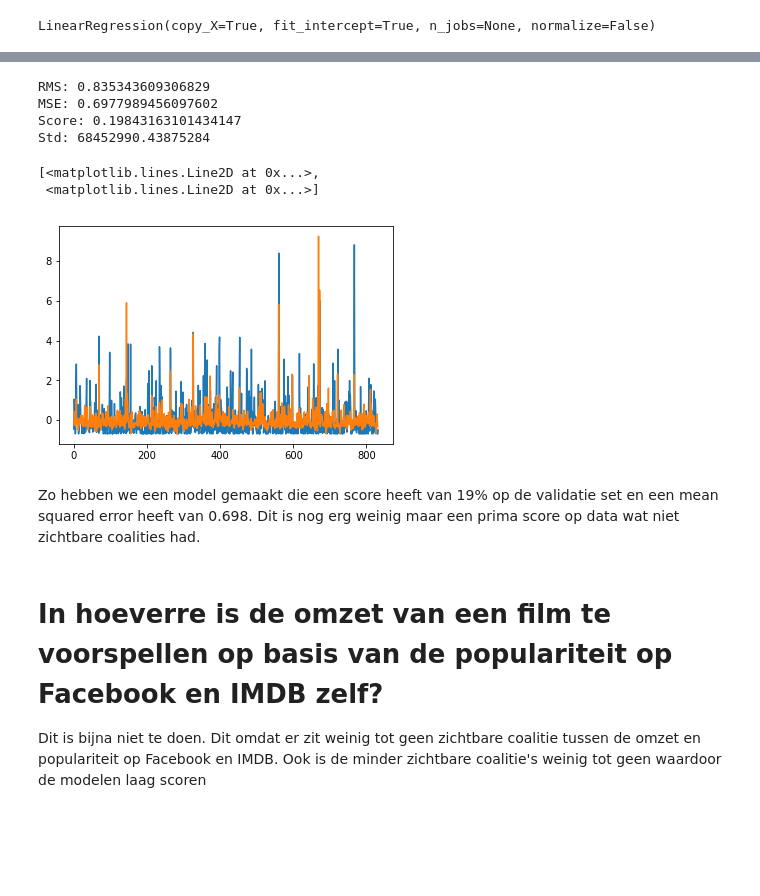
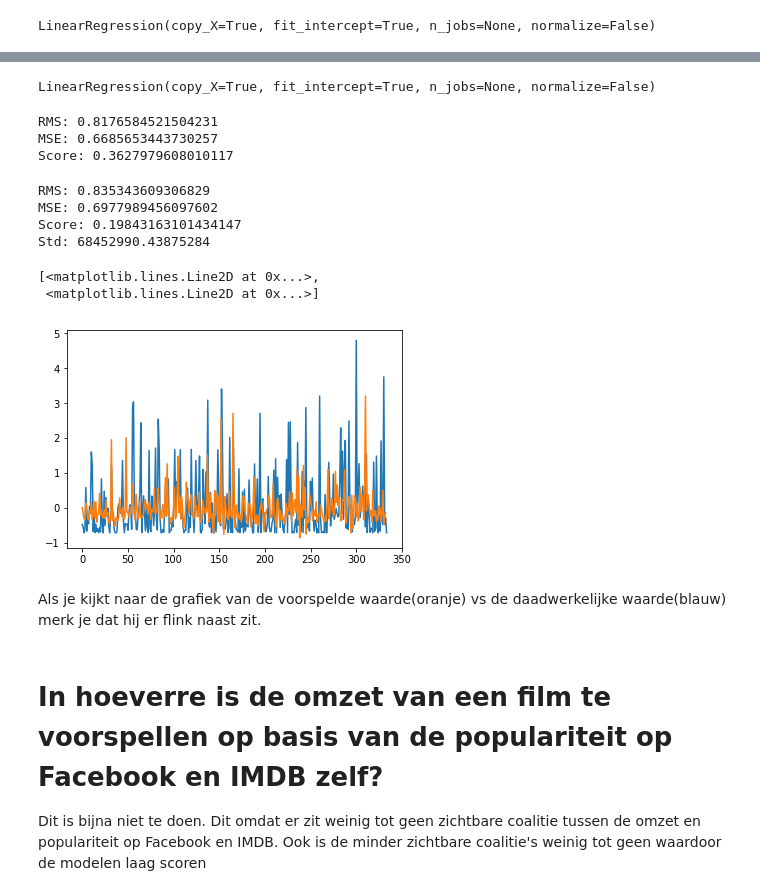
Before and after one commit to Casper-Smet/movie-revenue-predictions, a Jupyter notebook: individual_questions/Q1/movie-revenue.ipynb, the cells around one changed output, grey strips where cells are left out. Cells and saved outputs as stored; diff of their text form; code cells hidden in the pictures; blank space fills up the shorter version.

Commit message:
Add y categories based on zscore

```diff
--- a/individual_questions/Q1/movie-revenue.ipynb
+++ b/individual_questions/Q1/movie-revenue.ipynb
@@ -394,3 +427,30 @@ LinearRegression(copy_X=True, fit_intercept=True, n_jobs=None, normalize=False)
+# %%
+y = df_Q1['Gross']
+y_scaled = stats.zscore(y)
+# %%
+# Create Train test and validation Split
+X_train, X_test, y_train, y_test = train_test_split(x_scaled, y_scaled, test_size=0.2, random_state=1)
+# Doing it twice because you need a validation set as well
+X_train, X_val, y_train, y_val = train_test_split(X_train, y_train, test_size=0.1, random_state=1)
+# %%
+from sklearn.linear_model import LinearRegression
+LR = LinearRegression()
+
+LR.fit(X_train, y_train)
+# %% [output]
+LinearRegression(copy_X=True, fit_intercept=True, n_jobs=None, normalize=False)
+# %%
+mse = mean_squared_error(y_test, LR.predict(X_test))
+rms = math.sqrt(mse)
+score = LR.score(X_test, y_test)
+
+print("RMS: {}".format(rms))
+print("MSE: {}".format(mse))
+print("Score: {}".format(score))
+# %% [output]
+RMS: 0.8176584521504231
+MSE: 0.6685653443730257
+Score: 0.3627979608010117
 # %%
 mse = mean_squared_error(y_val, LR.predict(X_val))
 rms = math.sqrt(mse)
@@ -406,14 +466,14 @@ MSE: 0.6977989456097602
 Score: 0.19843163101434147
 Std: 68452990.43875284
 # %%
-x = np.linspace(0, len(y_test), len(y_test))
-plt.plot(x,y_test, LR.predict(X_test))
+x = np.linspace(0, len(y_val), len(y_val))
+plt.plot(x,y_val, LR.predict(X_val))
 # %% [output]
 [<matplotlib.lines.Line2D at 0x...>,
  <matplotlib.lines.Line2D at 0x...>]
-[figure, old version]
+[figure, new version]
-# %% [markdown]
-Zo hebben we een model gemaakt die een score heeft van 19% op de validatie set en een mean squared error heeft van 0.698. Dit is nog erg weinig maar een prima score op data wat niet zichtbare coalities had.
+# %% [markdown]
+Als je kijkt naar de grafiek van de voorspelde waarde(oranje) vs de daadwerkelijke waarde(blauw) merk je dat hij er flink naast zit.
 # %% [markdown]
  # In hoeverre is de omzet van een film te voorspellen op basis van de populariteit op Facebook en IMDB zelf?
 
```
Also changed, not shown: parts of 10 cells of this notebook.
